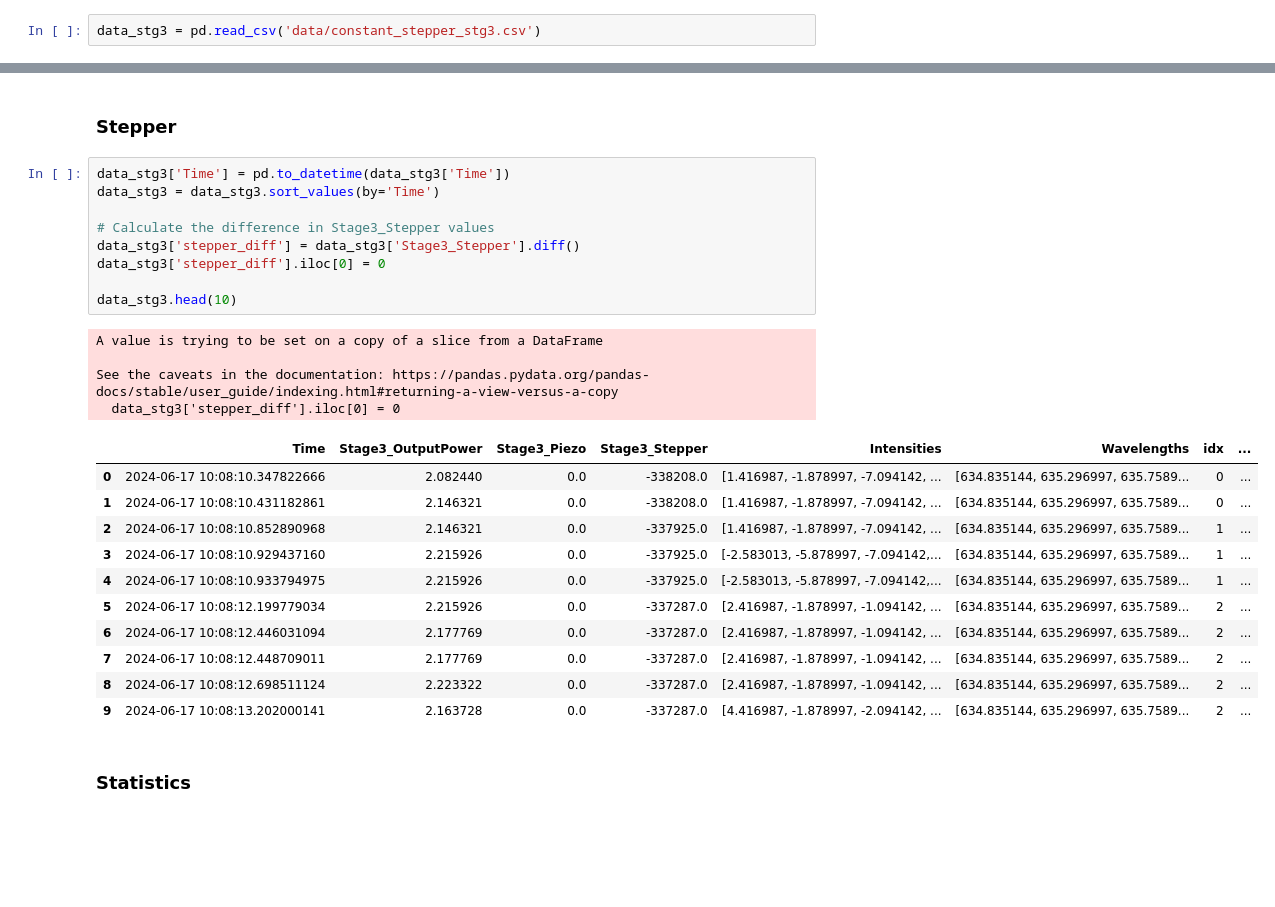
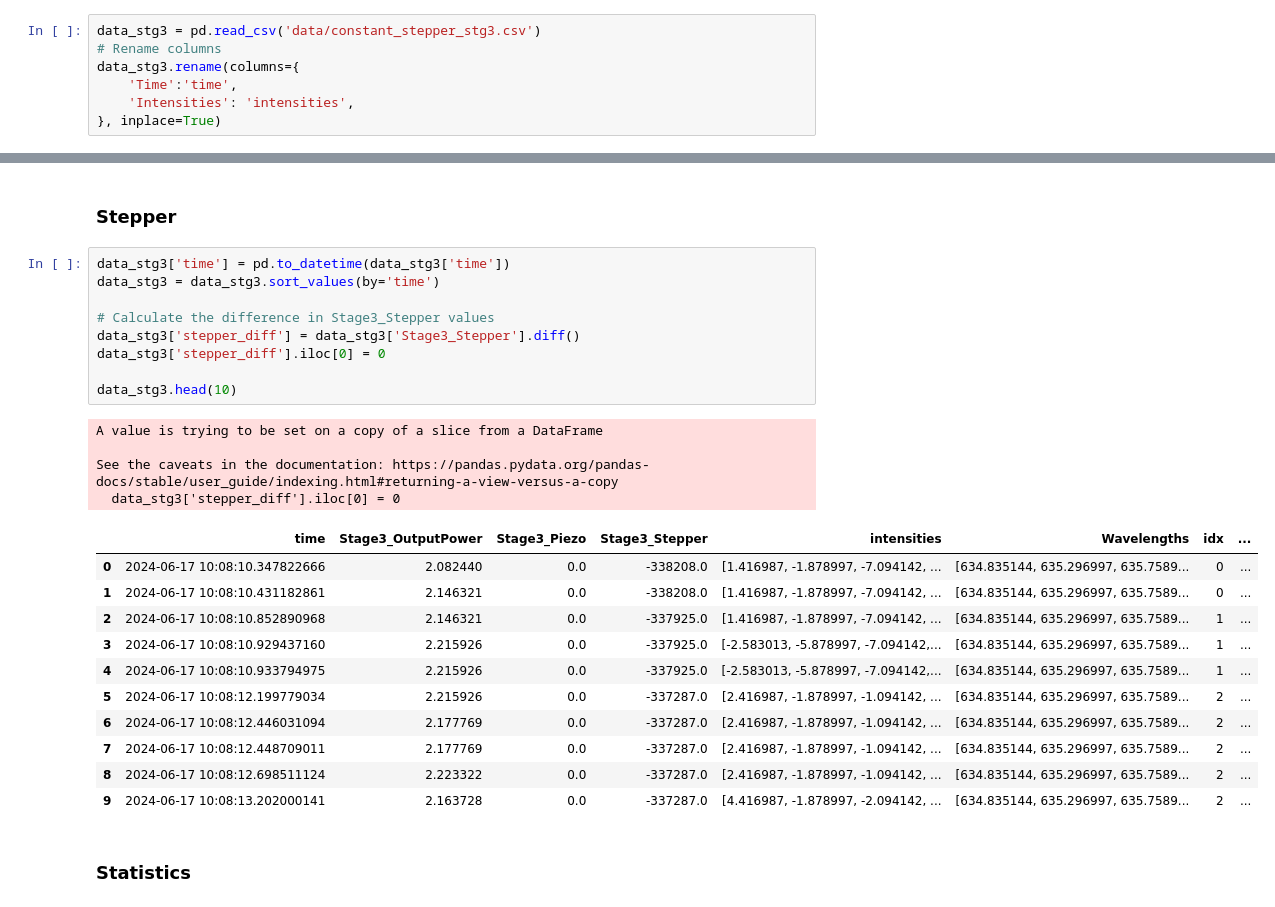
Before and after one commit to akapitanova/master_thesis, a Jupyter notebook: Preprocessing_constant_stepper_stg3.ipynb, the cells around one changed output, grey strips where cells are left out. Drawn from its saved outputs; the diff is of its cells as text; blank space fills up the shorter version.

```diff
--- a/Preprocessing_constant_stepper_stg3.ipynb
+++ b/Preprocessing_constant_stepper_stg3.ipynb
@@ -10,5 +11,10 @@ import matplotlib.pyplot as plt
 # %%
 data_stg3 = pd.read_csv('data/constant_stepper_stg3.csv')
+# Rename columns
+data_stg3.rename(columns={
+    'Time':'time',
+    'Intensities': 'intensities',
+}, inplace=True)
 # %%
 data_stg3.head()
 # %% [output]
@@ -23,20 +29,20 @@ data_stg3.head()
 # %% [markdown]
 ### Stepper
 # %%
-data_stg3['Time'] = pd.to_datetime(data_stg3['Time'])
-data_stg3 = data_stg3.sort_values(by='Time')
+data_stg3['time'] = pd.to_datetime(data_stg3['time'])
+data_stg3 = data_stg3.sort_values(by='time')
 
 # Calculate the difference in Stage3_Stepper values
 data_stg3['stepper_diff'] = data_stg3['Stage3_Stepper'].diff()
 data_stg3['stepper_diff'].iloc[0] = 0
 
 data_stg3.head(10)
 # %% [output]
 A value is trying to be set on a copy of a slice from a DataFrame
 
 See the caveats in the documentation: https://pandas.pydata.org/pandas-docs/stable/user_guide/indexing.html#returning-a-view-versus-a-copy
   data_stg3['stepper_diff'].iloc[0] = 0
-|  | Time | Stage3_OutputPower | Stage3_Piezo | Stage3_Stepper | Intensities | Wavelengths | idx | ... |
+|  | time | Stage3_OutputPower | Stage3_Piezo | Stage3_Stepper | intensities | Wavelengths | idx | ... |
 | 0 | 2024-06-17 10:08:10.347822666 | 2.082440 | 0.0 | -338208.0 | [1.416987, -1.878997, -7.094142, ... | [634.835144, 635.296997, 635.7589... | 0 | ... |
 | 1 | 2024-06-17 10:08:10.431182861 | 2.146321 | 0.0 | -338208.0 | [1.416987, -1.878997, -7.094142, ... | [634.835144, 635.296997, 635.7589... | 0 | ... |
 | 2 | 2024-06-17 10:08:10.852890968 | 2.146321 | 0.0 | -337925.0 | [1.416987, -1.878997, -7.094142, ... | [634.835144, 635.296997, 635.7589... | 1 | ... |
```
Also changed, not shown: parts of 19 cells of this notebook, 6 other files.
